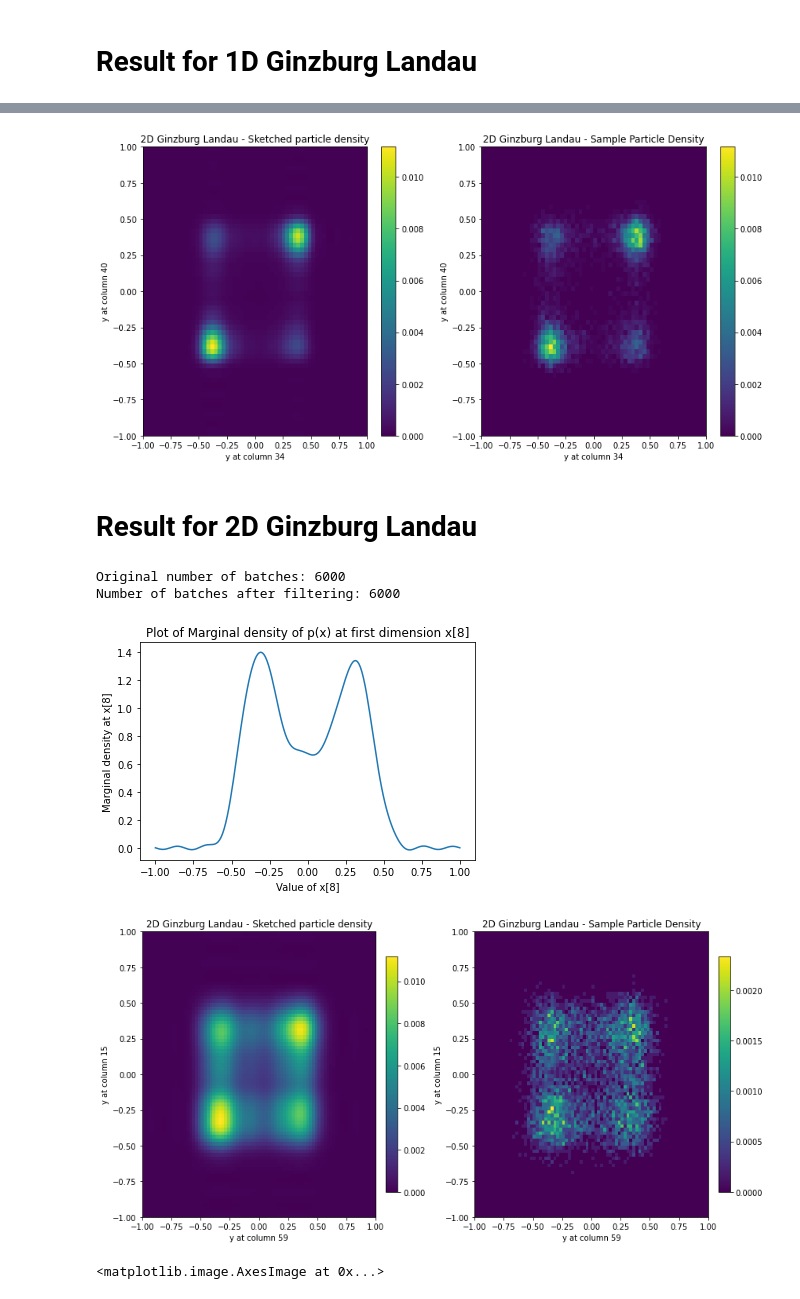
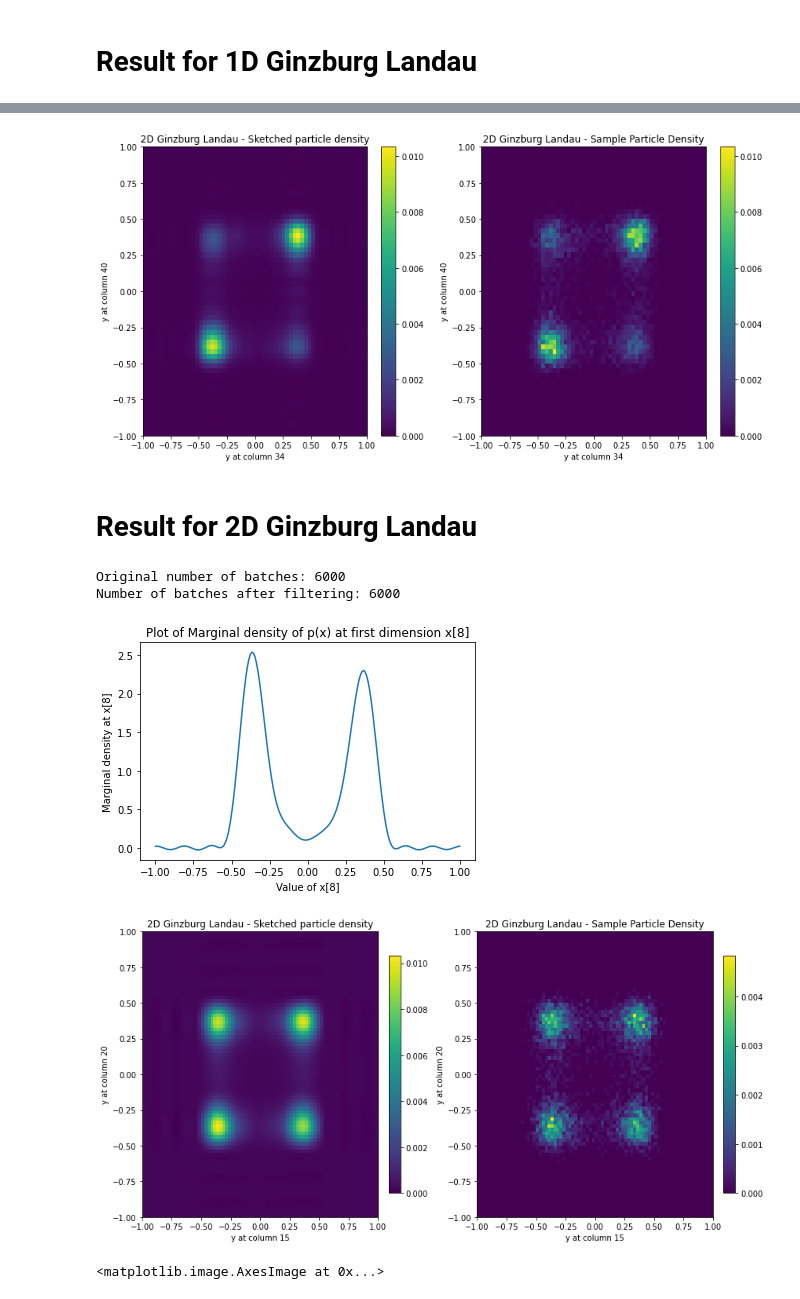
Before and after one commit to Xun-Tang123/Fokker_planck_with_FHT, a Jupyter notebook: Sketching_script.ipynb, the cells around one changed output, grey strips where cells are left out. Drawn from its saved outputs; the diff is of its cells as text; code cells hidden in the pictures.

```diff
--- a/Sketching_script.ipynb
+++ b/Sketching_script.ipynb
@@ -30,7 +30,7 @@ s = dict()
 r_level = 6 + 0*np.arange(L,0, -1)
 # r_level[0] = 10
 # r_level[1] = 10
-s_level = 15 + 0*np.arange(L,0, -1)
+s_level = 5 + 0*np.arange(L,0, -1)
 # s_level[0] += 5
 
 
@@ -142,7 +142,7 @@ cbar2 = fig.colorbar(im2, ax=axes[1], orientation='vertical')
 
 plt.show()
 # %% [output]
-[figure, old version]
+[figure, new version]
 # %% [markdown]
 # Result for 2D Ginzburg Landau
 # %%
@@ -367,14 +367,14 @@ plt.show()
 # %% [output]
 Original number of batches: 6000
 Number of batches after filtering: 6000
-[figure, old version]
+[figure, new version]
 # %%
 import numpy as np
 import matplotlib.pyplot as plt
 
 
 # Parameters for columns
-col1, col2 = 59, 15
+col1, col2 = 15, 20
 
 # Create a grid
 n_grid = 80
@@ -396,34 +396,34 @@ for i in range(n_grid):
 heatmap /= heatmap.sum()
 # Extract the particle positions
 particles = y_2d[:, [col1, col2]]
 
 # Create a 2D histogram for particles
 hist, xedges, yedges = np.histogram2d(particles[:, 0], particles[:, 1], bins=n_grid, range=[[-1, 1], [-1, 1]])
 hist /= hist.sum()  # Normalize
 
 # Plotting
 fig, axes = plt.subplots(1, 2, figsize=(12, 6))
 
 # Heatmap for htn_obtained.evaluate_marginal
 im1 = axes[0].imshow(heatmap, extent=[-1, 1, -1, 1], origin='lower', aspect='auto', cmap='viridis')
 fig.colorbar(im2, ax=axes[0], fraction=0.046, pad=0.04)
 axes[0].set_title("2D Ginzburg Landau - Sketched particle density")
 axes[0].set_xlabel(f"y at column {col1}")
 axes[0].set_ylabel(f"y at column {col2}")
 
 # Heatmap for particles
 im2 = axes[1].imshow(hist, extent=[-1, 1, -1, 1], origin='lower', aspect='auto', cmap='viridis')
 fig.colorbar(im2, ax=axes[1], fraction=0.046, pad=0.04)
 axes[1].set_title("2D Ginzburg Landau - Sample Particle Density")
 axes[1].set_xlabel(f"y at column {col1}")
 axes[1].set_ylabel(f"y at column {col2}")
 
 plt.tight_layout()
 plt.savefig("2D_GZ.pdf", format="pdf", dpi=300)
 
 plt.show()
 # %% [output]
-[figure, old version]
+[figure, new version]
 # %%
 # Calculate two-point correlation
 from copy import deepcopy
```
Also changed, not shown: parts of 6 cells of this notebook, 1 other file.
